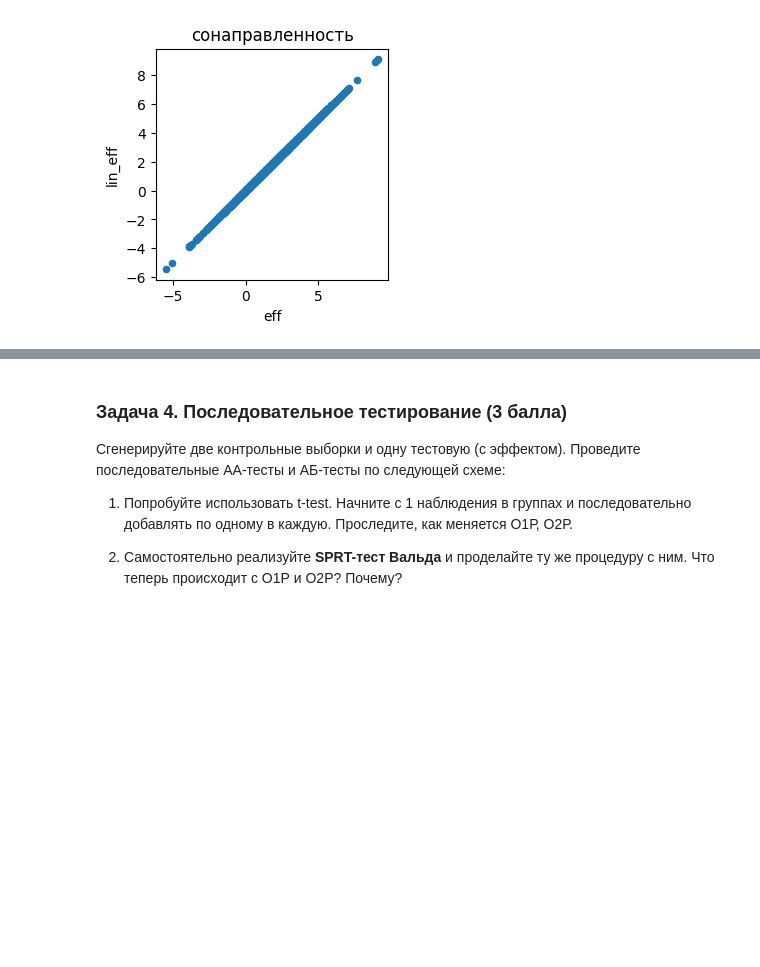
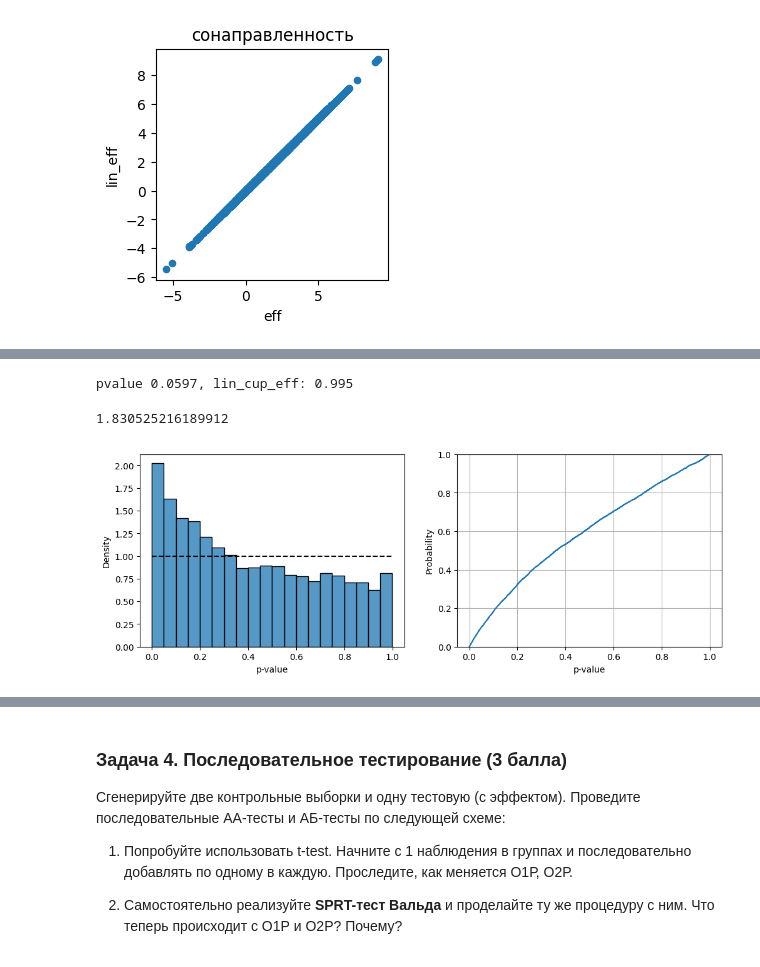
Before and after one commit to astatarinov/online-exp-course, a Jupyter notebook: 2024-spring/hw/hw-3/hw3.ipynb, the cells around one changed output, grey strips where cells are left out. Cells and saved outputs as stored; diff of their text form; code cells hidden in the pictures; blank space fills up the shorter version.

```diff
--- a/2024-spring/hw/hw-3/hw3.ipynb
+++ b/2024-spring/hw/hw-3/hw3.ipynb
@@ -619,0 +764,49 @@ Text(0.5, 1.0, 'сонаправленность')
+# %%
+lin_cuped_pvalue, lin_cup_eff = check_cuped_linearization(
+    a=d_ab_agg['a'].to_numpy(),
+    b=d_ab_agg['b'].to_numpy(),
+    a_before=hist_agg.apply(np.mean)[d_ab_agg['a'].index].to_numpy(),
+    b_before=hist_agg.apply(np.mean)[d_ab_agg['b'].index].to_numpy(),
+)
+# %%
+print(f"pvalue {lin_cuped_pvalue:.3}, lin_cup_eff: {lin_cup_eff:.3f}")
+# %% [output]
+pvalue 0.0597, lin_cup_eff: 0.995
+# %%
+(d_ab_agg['b'].explode().mean() - d_ab_agg['a'].explode().mean())
+# %% [output]
+1.830525216189912
+# %%
+def run_bs_lin_cuped_test(a: pd.Series, b: pd.Series, N_ITER=1000,
+                          replace=False, size=100, history_=hist_agg):
+
+    pvalue_list = []
+    effect_list = []
+    effect_lin_list = []
+
+    for _ in tqdm(range(N_ITER)):
+        n_a = a.shape[0]
+        n_b = b.shape[0]
+
+        bs_a = np.random.choice(a.index, size=n_a if replace else size, replace=replace)
+        bs_b = np.random.choice(b.index, size=n_b if replace else size, replace=replace)
+
+        lin_cuped_pvalue, lin_cup_eff = check_cuped_linearization(
+            a=a[bs_a].to_numpy(),
+            b=b[bs_b].to_numpy(),
+            a_before=hist_agg.apply(np.mean)[bs_a].to_numpy(),
+            b_before=hist_agg.apply(np.mean)[bs_b].to_numpy(),
+        )
+        effect = b[bs_b].explode().mean() - a[bs_a].explode().mean()
+
+        pvalue_list.append(lin_cuped_pvalue)
+        effect_list.append(effect)
+        effect_lin_list.append(lin_cup_eff)
+
+    return pvalue_list, pd.DataFrame(zip(effect_list, effect_lin_list), columns=['eff', 'lin_eff'])
+# %%
+pvalue_list_3, pd_eff_3 = run_bs_lin_cuped_test(d_ab_agg['a'], d_ab_agg['b'], 5000, size=200)
+# %%
+plot_pvalue_ecdf(pvalue_list_3)
+# %% [output]
+[figure, added]
```
Also changed, not shown: parts of 42 cells of this notebook.
